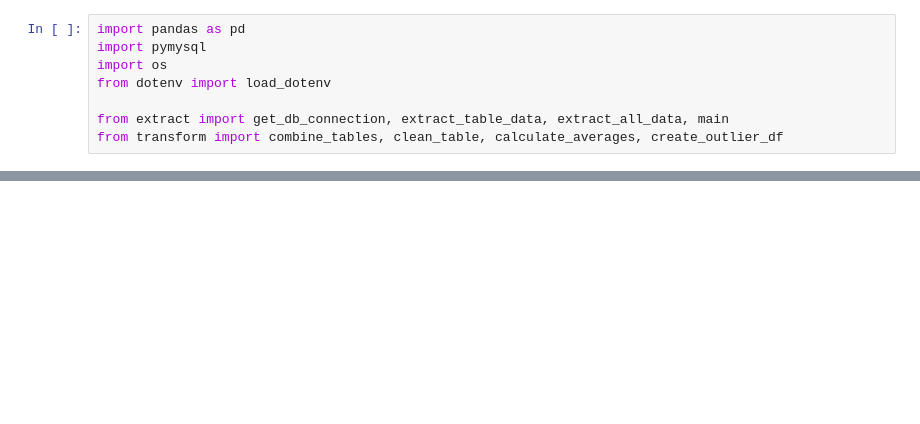
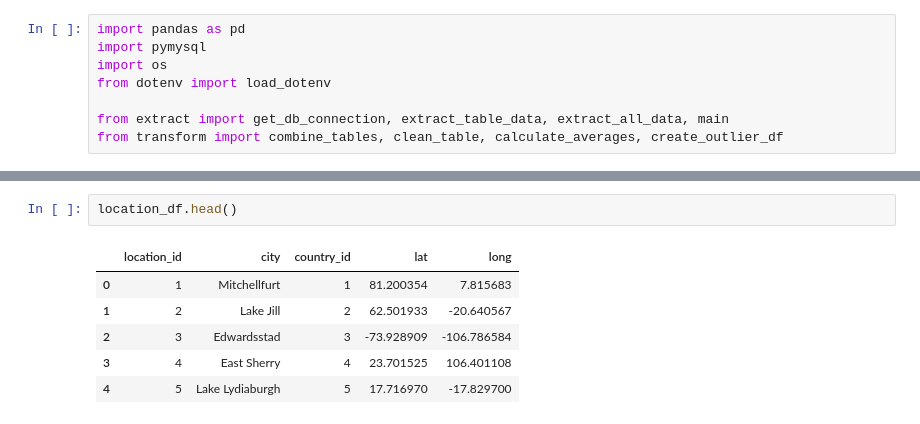
Before and after one commit to 11wduong/Coursework-Advanced-Data-Week-5, a Jupyter notebook: archive_pipeline/transform.ipynb, the cells around one changed output, grey strips where cells are left out. Saved outputs shown, nothing was run; the diff lists cells and outputs as text; blank space fills up the shorter version.

```diff
--- a/archive_pipeline/transform.ipynb
+++ b/archive_pipeline/transform.ipynb
@@ -14,0 +48,9 @@ KeyboardInterrupt:
+# %%
+location_df.head()
+# %% [output]
+|  | location_id | city | country_id | lat | long |
+| 0 | 1 | Mitchellfurt | 1 | 81.200354 | 7.815683 |
+| 1 | 2 | Lake Jill | 2 | 62.501933 | -20.640567 |
+| 2 | 3 | Edwardsstad | 3 | -73.928909 | -106.786584 |
+| 3 | 4 | East Sherry | 4 | 23.701525 | 106.401108 |
+| 4 | 5 | Lake Lydiaburgh | 5 | 17.716970 | -17.829700 |
```
Also changed, not shown: parts of 9 cells of this notebook, 1 other file.
